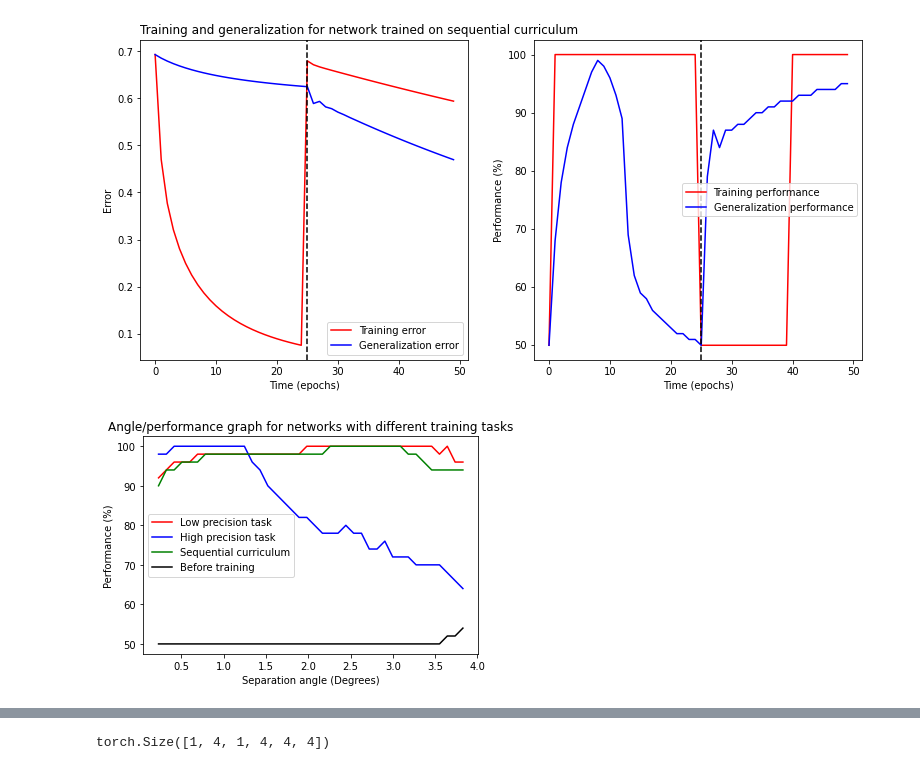
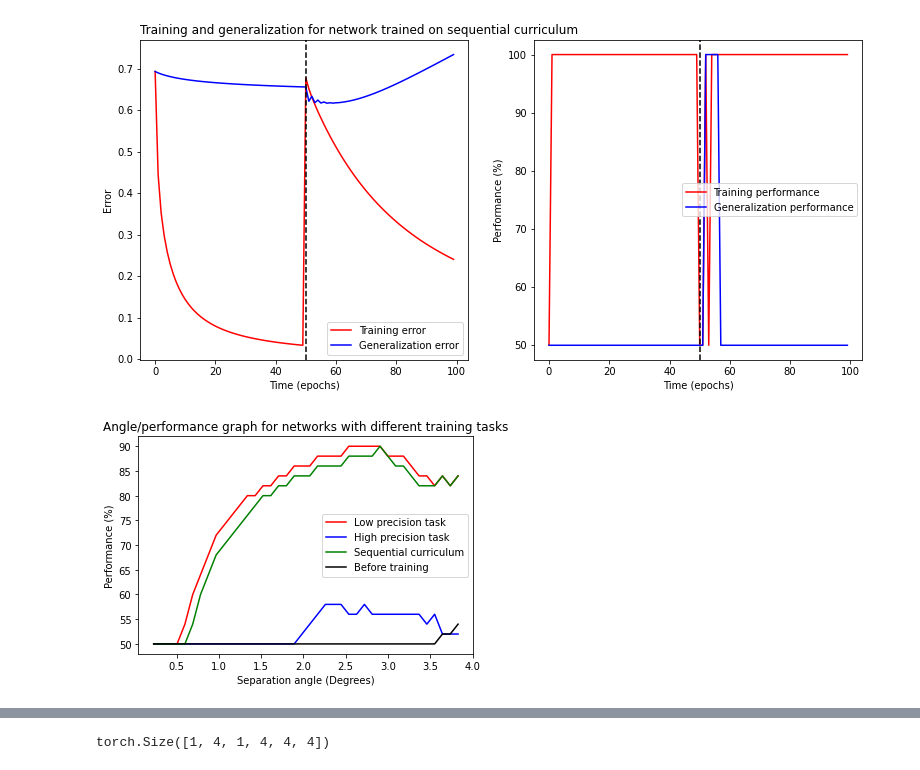
Before and after one commit to pacochow/Modelling-vpl, a Jupyter notebook: Locally_connected_network.ipynb, the cells around one changed output, grey strips where cells are left out. Saved outputs shown, nothing was run; the diff lists cells and outputs as text; code cells hidden in the pictures.

```diff
--- a/Locally_connected_network.ipynb
+++ b/Locally_connected_network.ipynb
@@ -261,17 +360,17 @@ class LCN(nn.Module):
 # %%
 net = LCN(
-    input_size = 33, simple_number = 6, simple_size = 11, phis = 3, training_size = 2, alpha = 0.0000007)
-x = net.inputting(-np.pi/4, np.pi/4)
+    input_size = 33, simple_number = 6, simple_size = 11, phis_sfs = 3, training_size = 2, phis = True, sfs = False, alpha = 0.0000007)
+x = net.inputting(-np.pi/4, np.pi/4, random_sf = False)
 y = net.desired_outputting()
 optimizer = optim.SGD(net.parameters(), lr = net.alpha)
-net.mean_train(50, optimizer)
+net.mean_train(100, optimizer)
 
 net2 = LCN(
-    input_size = 33, simple_number = 6, simple_size = 11, phis = 3, training_size = 2, alpha = 0.0000007)
-x = net2.inputting(-np.pi/100, np.pi/100)
+    input_size = 33, simple_number = 6, simple_size = 11, phis_sfs = 3, training_size = 2, phis = True, sfs = False, alpha = 0.0000007)
+x = net2.inputting(-np.pi/50, np.pi/50, random_sf = False)
 y = net2.desired_outputting()
 optimizer = optim.SGD(net2.parameters(), lr = net2.alpha)
-net2.mean_train(50, optimizer)
+net2.mean_train(100, optimizer)
 # %%
 plt.figure(figsize = [20, 20])
 plt.subplot(3, 3, 1)
@@ -291,14 +390,14 @@ plt.legend(["Low precision task training performance",
 # %%
 net3 = LCN(
-    input_size = 33, simple_number = 6, simple_size = 11, phis = 3, training_size = 2, alpha = 0.00000007)
+    input_size = 33, simple_number = 6, simple_size = 11, phis_sfs = 3, training_size = 2, phis = True, sfs = False, alpha = 0.0000007)
 optimizer = optim.SGD(net3.parameters(), lr = net3.alpha)
-net3.double_train(25, optimizer, np.pi/4, np.pi/100, np.pi/16, 100)
+net3.double_train(50, optimizer, np.pi/4, np.pi/100, np.pi/50, 2)
 # %%
 plt.figure(figsize = [20, 20])
 plt.subplot(3, 3, 1)
 net3.plot_training_error('red')
 net3.plot_generalization_error("blue")
-plt.axvline(25, 0, 1, linestyle = 'dashed', color = 'black');
+plt.axvline(50, 0, 1, linestyle = 'dashed', color = 'black');
 plt.legend(["Training error", "Generalization error"]);
 plt.title("Training and generalization for network trained on sequential curriculum", loc = "left")
 
@@ -306,20 +405,20 @@ plt.subplot(3, 3, 2)
 net3.plot_training_performance('red')
 net3.plot_generalization_performance("blue")
 plt.legend(["Training performance", "Generalization performance"]);
-plt.axvline(25, 0, 1, linestyle = 'dashed', color = 'black');
+plt.axvline(50, 0, 1, linestyle = 'dashed', color = 'black');
 # %% [output]
-[figure, old version]
+[figure, new version]
 # %%
 net4 = LCN(
-    input_size = 33, simple_number = 6, simple_size = 11, phis = 3, training_size = 2, alpha = 0.0001)
+    input_size = 33, simple_number = 6, simple_size = 11, phis_sfs = 3, training_size = 2, phis = True, sfs = False, alpha = 0.0000007)
 net.plot_angle_performance(40, 'red')
 net2.plot_angle_performance(40, 'blue')
 net3.plot_angle_performance(40, 'green')
 net4.plot_angle_performance(40, 'black')
 plt.legend(["Low precision task", "High precision task", "Sequential curriculum", "Before training"]);
 plt.title("Angle/performance graph for networks with different training tasks", loc = 'center');
 # %% [output]
-[figure, old version]
+[figure, new version]
 # %%
 net.plot_weight_change('red', v1 = True)
 net2.plot_weight_change('blue', v1 = True)
```
Also changed, not shown: parts of 20 cells of this notebook.
